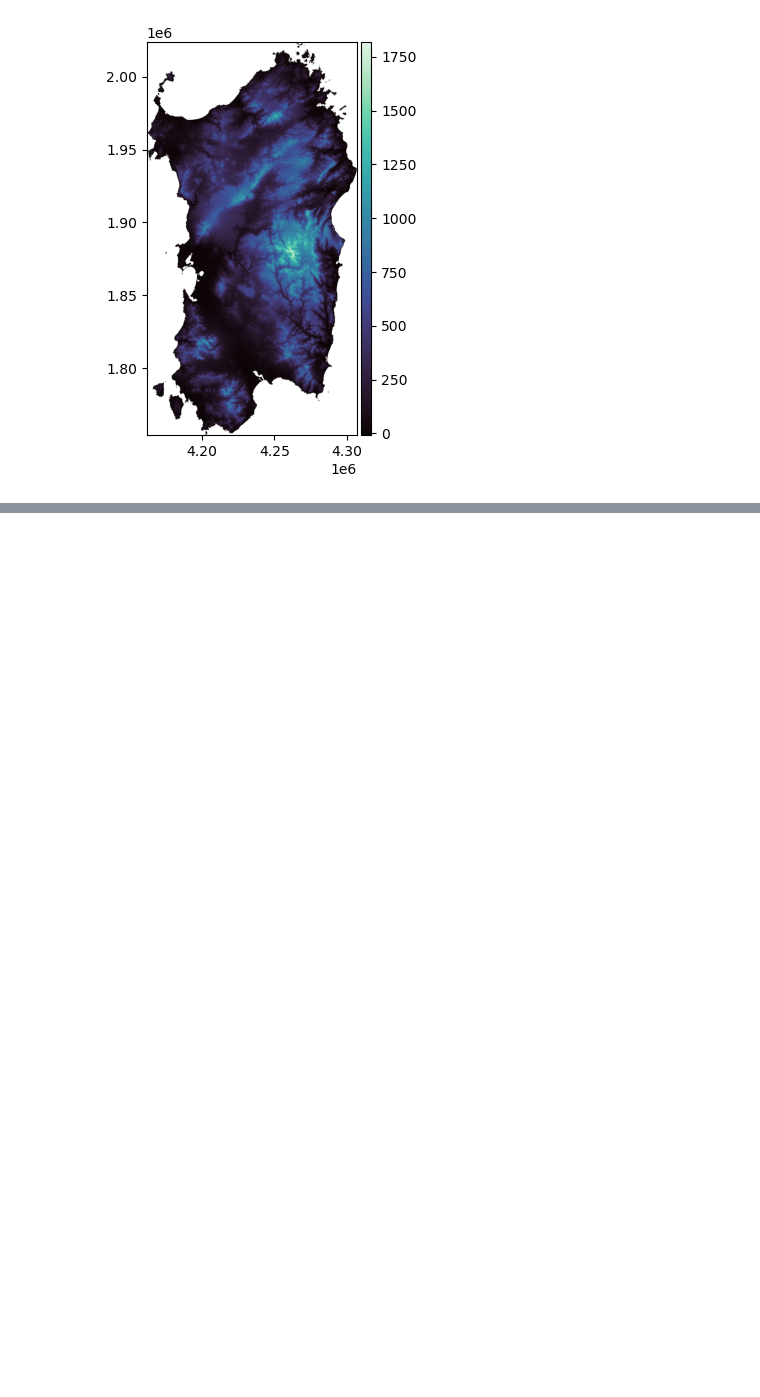
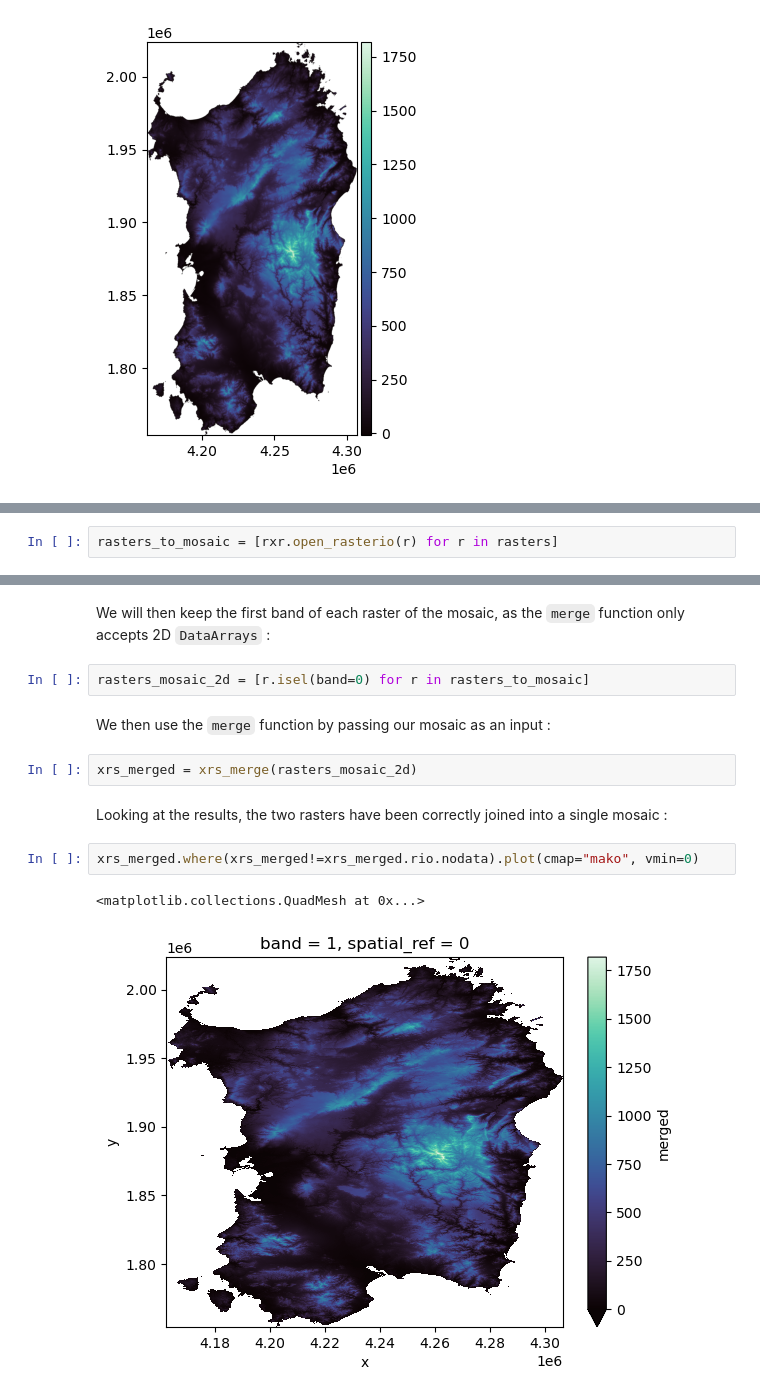
Before and after one commit to sertit/open_source_rasters_comparison, a Jupyter notebook: notebooks/05_merge.ipynb, the cells around one changed output, grey strips where cells are left out. Drawn from its saved outputs; the diff is of its cells as text; blank space fills up the shorter version.

```diff
--- a/notebooks/05_merge.ipynb
+++ b/notebooks/05_merge.ipynb
@@ -206,0 +216,2 @@ gu_merged.plot(cmap="mako")
+# %%
+rasters_to_mosaic = [rxr.open_rasterio(r) for r in rasters]
@@ -206,0 +258,15 @@ gu_merged.plot(cmap="mako")
+# %% [markdown]
+We will then keep the first band of each raster of the mosaic, as the `merge` function only accepts 2D `DataArrays` :
+# %%
+rasters_mosaic_2d = [r.isel(band=0) for r in rasters_to_mosaic]
+# %% [markdown]
+We then use the `merge` function by passing our mosaic as an input :
+# %%
+xrs_merged = xrs_merge(rasters_mosaic_2d)
+# %% [markdown]
+Looking at the results, the two rasters have been correctly joined into a single mosaic :
+# %%
+xrs_merged.where(xrs_merged!=xrs_merged.rio.nodata).plot(cmap="mako", vmin=0)
+# %% [output]
+<matplotlib.collections.QuadMesh at 0x...>
+[figure, added]
```
Also changed, not shown: parts of 12 cells of this notebook, 4 other files.
